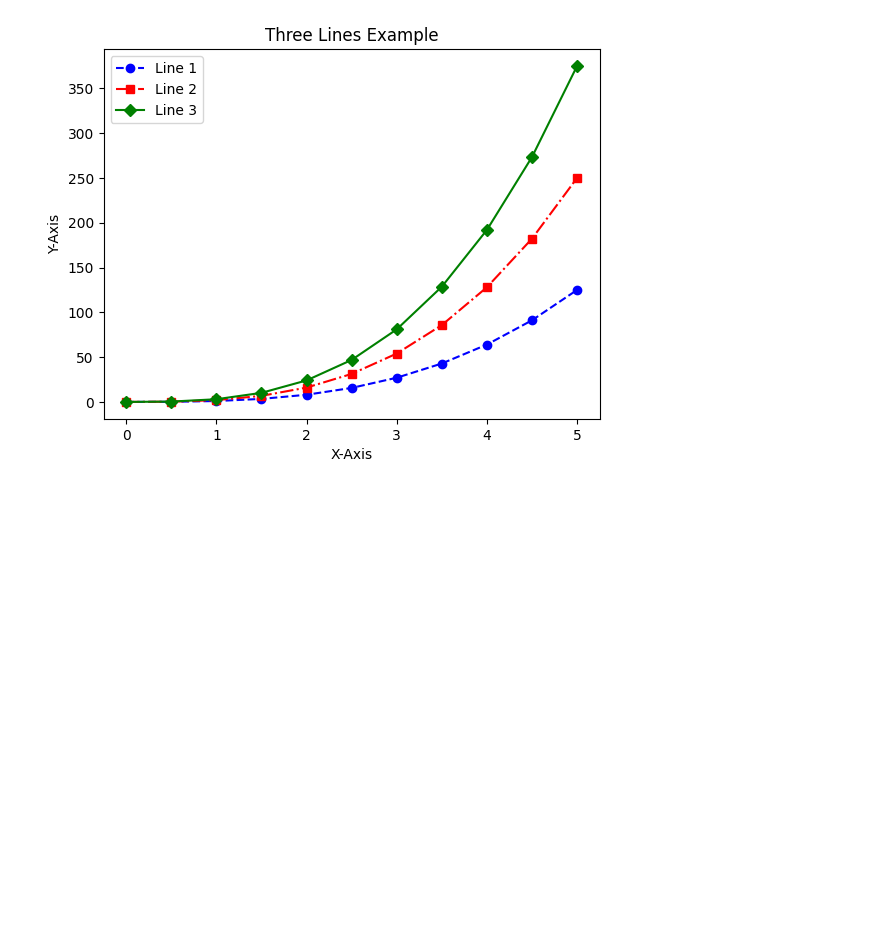
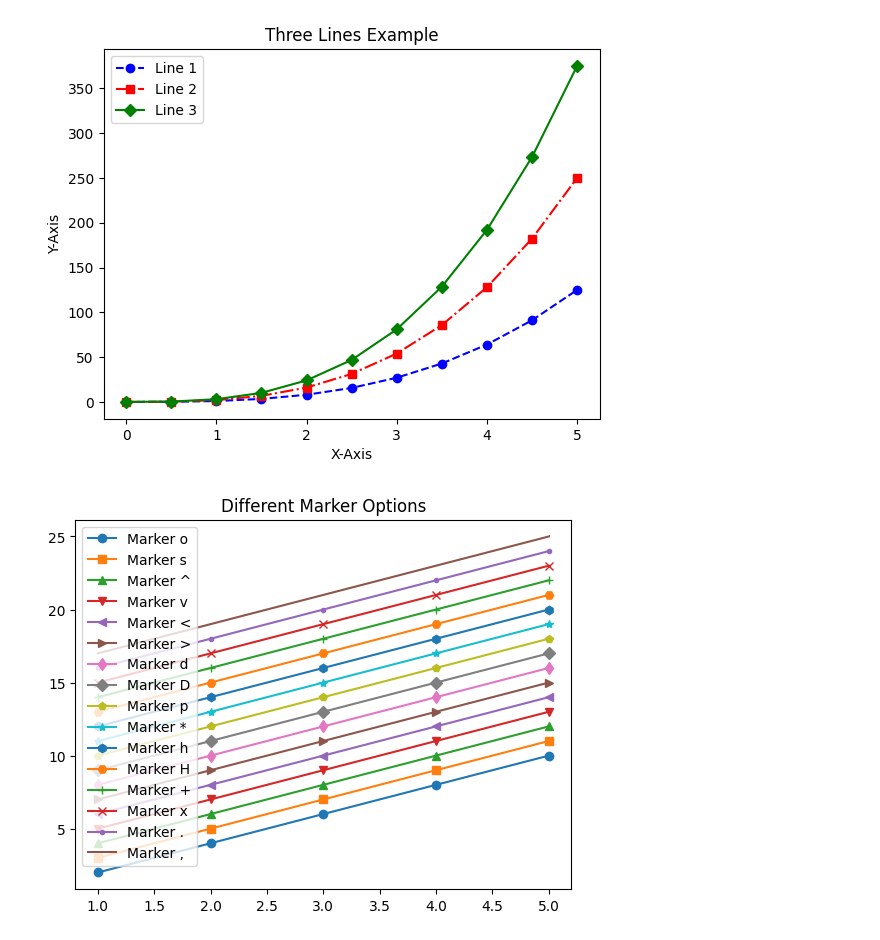
Before and after one commit to SatChittAnand/Data-Visualization, a Jupyter notebook: Data_Visualization.ipynb, the cells around one changed output. Cells and saved outputs as stored; diff of their text form; code cells hidden in the pictures; blank space fills up the shorter version.

```diff
--- a/Data_Visualization.ipynb
+++ b/Data_Visualization.ipynb
@@ -70,3 +70,15 @@ marker_options = [
     ".",  # Point
     ",",  # Pixel
 ]
+# %%
+x1 = [1, 2, 3, 4, 5]
+y_base = [2, 4, 6, 8, 10]
+
+for i, m in enumerate(marker_options):
+    plt.plot(x1, [y + i for y in y_base], label=f"Marker {m}", marker=m)
+
+plt.title("Different Marker Options")
+plt.legend()
+plt.show()
+# %% [output]
+[figure, added]
```
Also changed, not shown: parts of 2 cells of this notebook.
